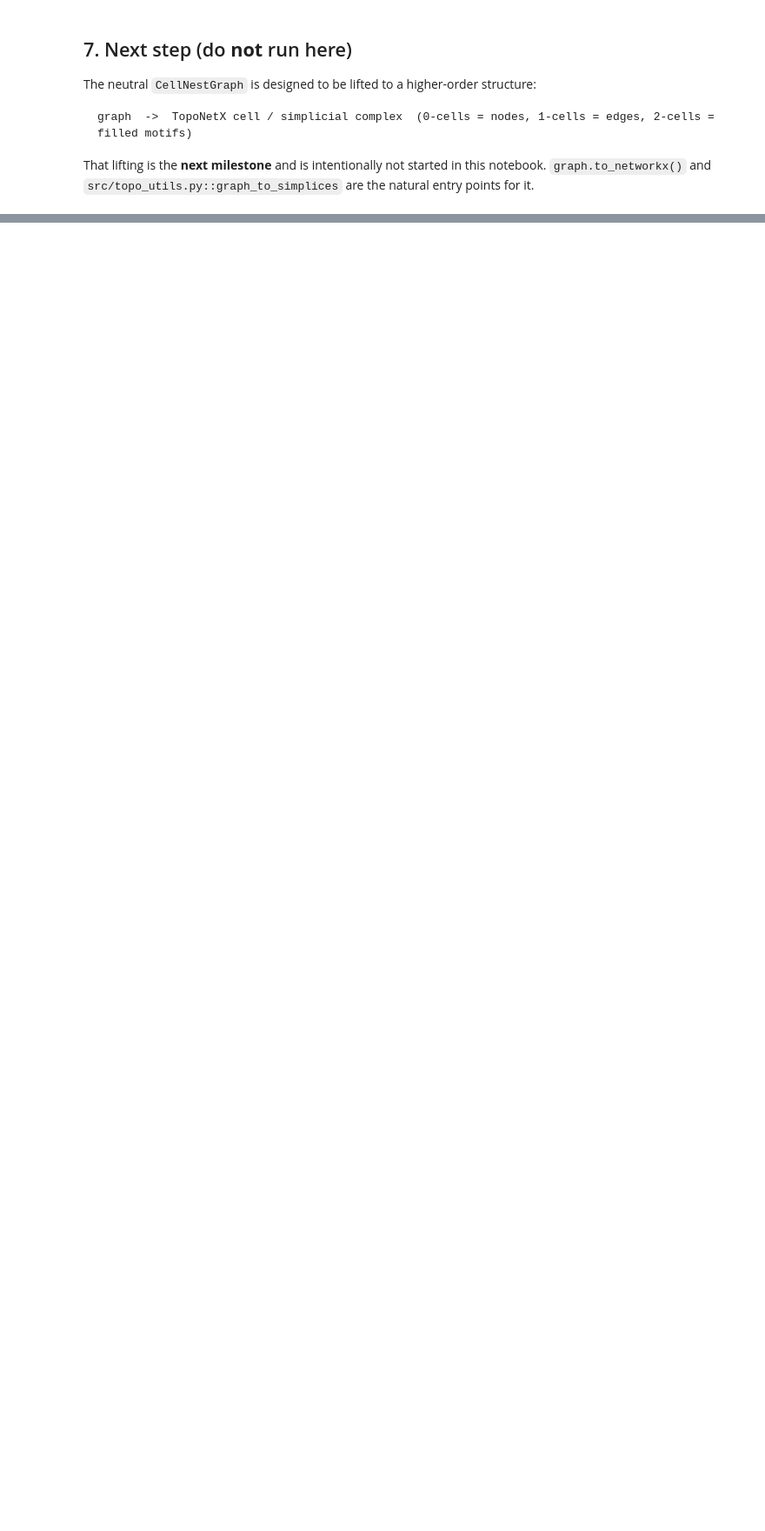
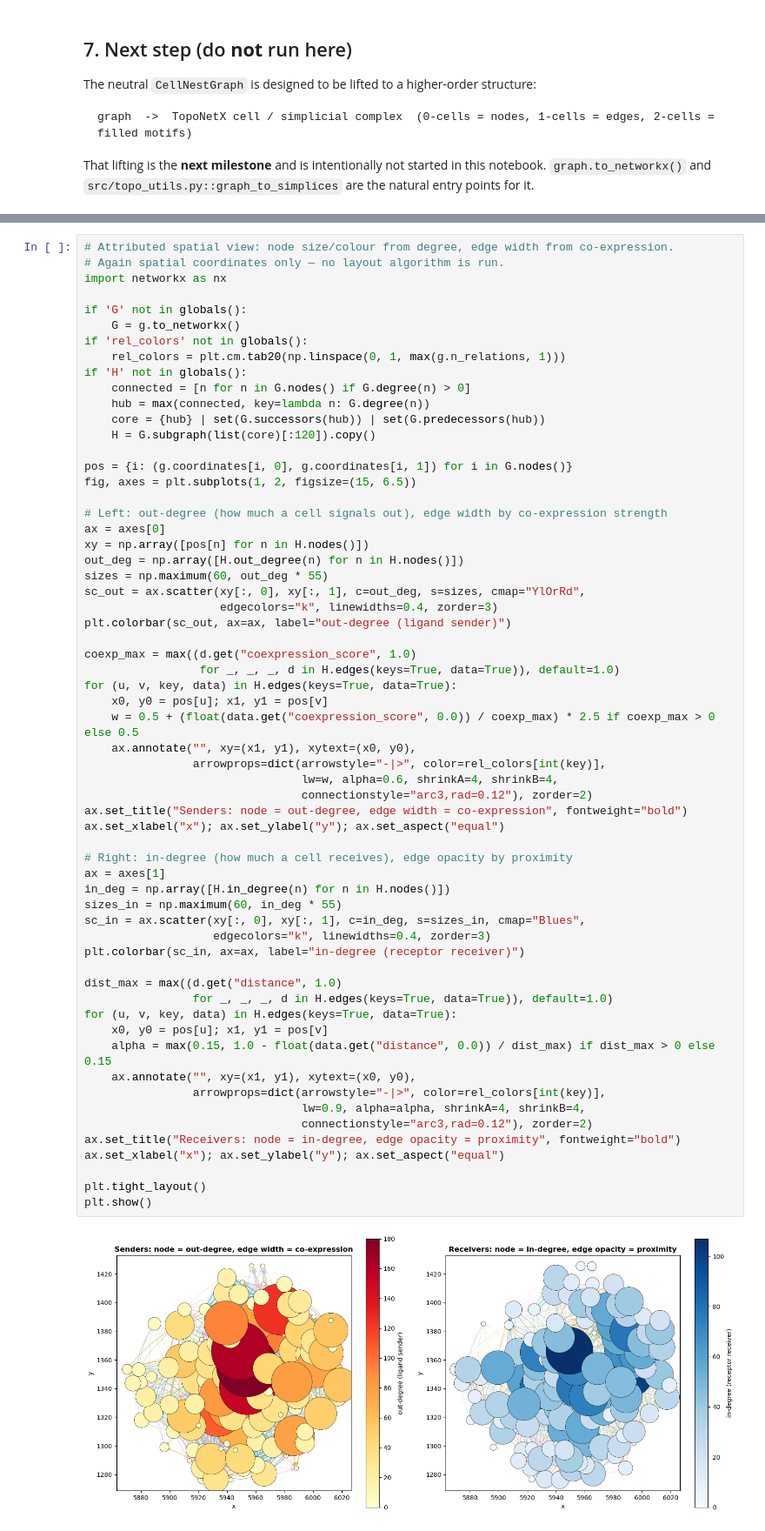
Before and after one commit to robinredX/st-topo-aware-learning-logml, a Jupyter notebook: notebooks/03_reproduce_cellnest_graph_construction.ipynb, the cells around one changed output, grey strips where cells are left out. Shown at 87% size. Drawn from its saved outputs; the diff is of its cells as text; blank space fills up the shorter version.

```diff
--- a/notebooks/03_reproduce_cellnest_graph_construction.ipynb
+++ b/notebooks/03_reproduce_cellnest_graph_construction.ipynb
@@ -151,0 +425,63 @@ points for it.
+# %%
+# Attributed spatial view: node size/colour from degree, edge width from co-expression.
+# Again spatial coordinates only — no layout algorithm is run.
+import networkx as nx
+
+if 'G' not in globals():
+    G = g.to_networkx()
+if 'rel_colors' not in globals():
+    rel_colors = plt.cm.tab20(np.linspace(0, 1, max(g.n_relations, 1)))
+if 'H' not in globals():
+    connected = [n for n in G.nodes() if G.degree(n) > 0]
+    hub = max(connected, key=lambda n: G.degree(n))
+    core = {hub} | set(G.successors(hub)) | set(G.predecessors(hub))
+    H = G.subgraph(list(core)[:120]).copy()
+
+pos = {i: (g.coordinates[i, 0], g.coordinates[i, 1]) for i in G.nodes()}
+fig, axes = plt.subplots(1, 2, figsize=(15, 6.5))
+
+# Left: out-degree (how much a cell signals out), edge width by co-expression strength
+ax = axes[0]
+xy = np.array([pos[n] for n in H.nodes()])
+out_deg = np.array([H.out_degree(n) for n in H.nodes()])
+sizes = np.maximum(60, out_deg * 55)
+sc_out = ax.scatter(xy[:, 0], xy[:, 1], c=out_deg, s=sizes, cmap="YlOrRd",
+                    edgecolors="k", linewidths=0.4, zorder=3)
+plt.colorbar(sc_out, ax=ax, label="out-degree (ligand sender)")
+
+coexp_max = max((d.get("coexpression_score", 1.0)
+                 for _, _, _, d in H.edges(keys=True, data=True)), default=1.0)
+for (u, v, key, data) in H.edges(keys=True, data=True):
+    x0, y0 = pos[u]; x1, y1 = pos[v]
+    w = 0.5 + (float(data.get("coexpression_score", 0.0)) / coexp_max) * 2.5 if coexp_max > 0 else 0.5
+    ax.annotate("", xy=(x1, y1), xytext=(x0, y0),
+                arrowprops=dict(arrowstyle="-|>", color=rel_colors[int(key)],
+                                lw=w, alpha=0.6, shrinkA=4, shrinkB=4,
+                                connectionstyle="arc3,rad=0.12"), zorder=2)
+ax.set_title("Senders: node = out-degree, edge width = co-expression", fontweight="bold")
+ax.set_xlabel("x"); ax.set_ylabel("y"); ax.set_aspect("equal")
+
+# Right: in-degree (how much a cell receives), edge opacity by proximity
+ax = axes[1]
+in_deg = np.array([H.in_degree(n) for n in H.nodes()])
+sizes_in = np.maximum(60, in_deg * 55)
+sc_in = ax.scatter(xy[:, 0], xy[:, 1], c=in_deg, s=sizes_in, cmap="Blues",
+                   edgecolors="k", linewidths=0.4, zorder=3)
+plt.colorbar(sc_in, ax=ax, label="in-degree (receptor receiver)")
+
+dist_max = max((d.get("distance", 1.0)
+                for _, _, _, d in H.edges(keys=True, data=True)), default=1.0)
+for (u, v, key, data) in H.edges(keys=True, data=True):
+    x0, y0 = pos[u]; x1, y1 = pos[v]
+    alpha = max(0.15, 1.0 - float(data.get("distance", 0.0)) / dist_max) if dist_max > 0 else 0.15
+    ax.annotate("", xy=(x1, y1), xytext=(x0, y0),
+                arrowprops=dict(arrowstyle="-|>", color=rel_colors[int(key)],
+                                lw=0.9, alpha=alpha, shrinkA=4, shrinkB=4,
+                                connectionstyle="arc3,rad=0.12"), zorder=2)
+ax.set_title("Receivers: node = in-degree, edge opacity = proximity", fontweight="bold")
+ax.set_xlabel("x"); ax.set_ylabel("y"); ax.set_aspect("equal")
+
+plt.tight_layout()
+plt.show()
+# %% [output]
+[figure, added]
```
Also changed, not shown: parts of 18 cells of this notebook.
